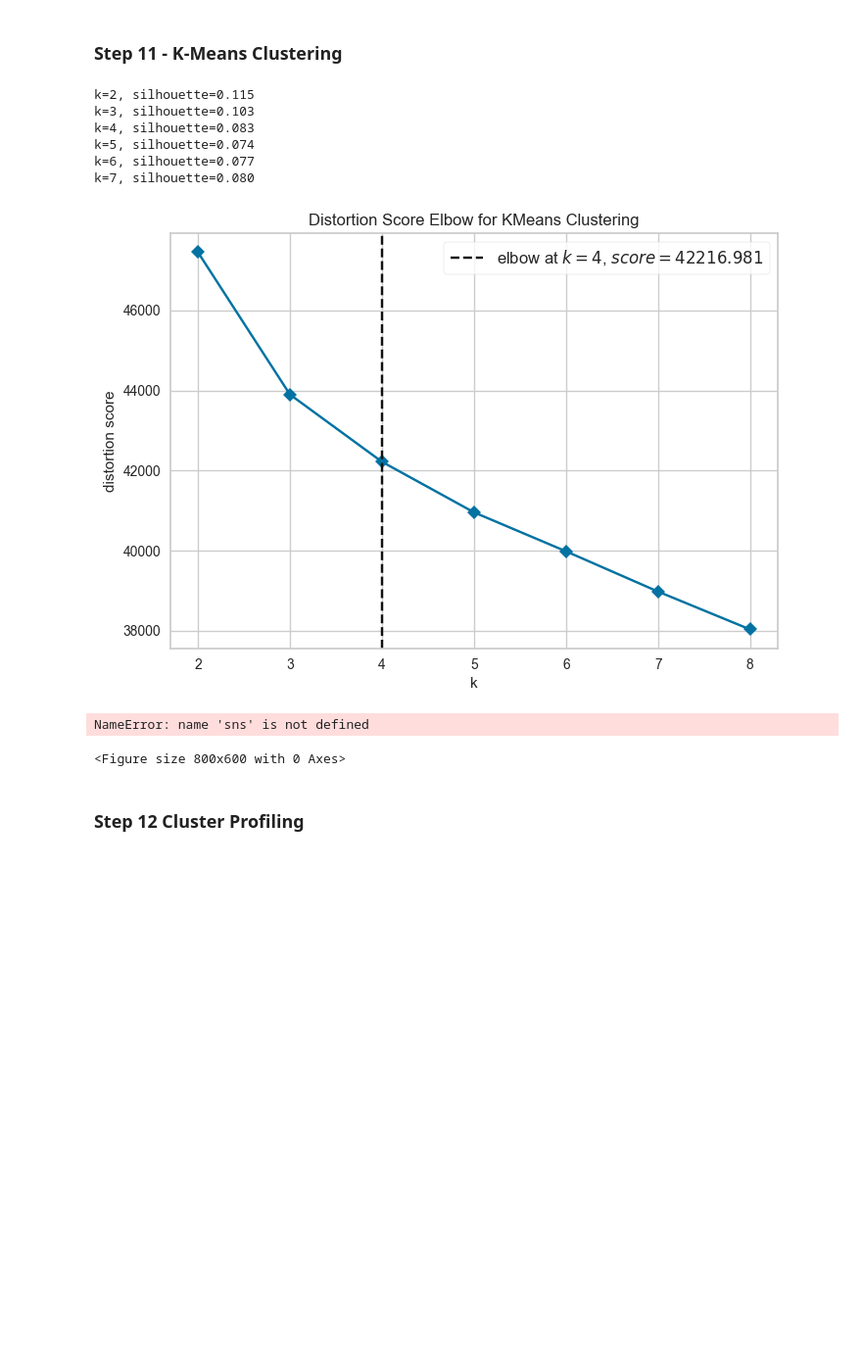
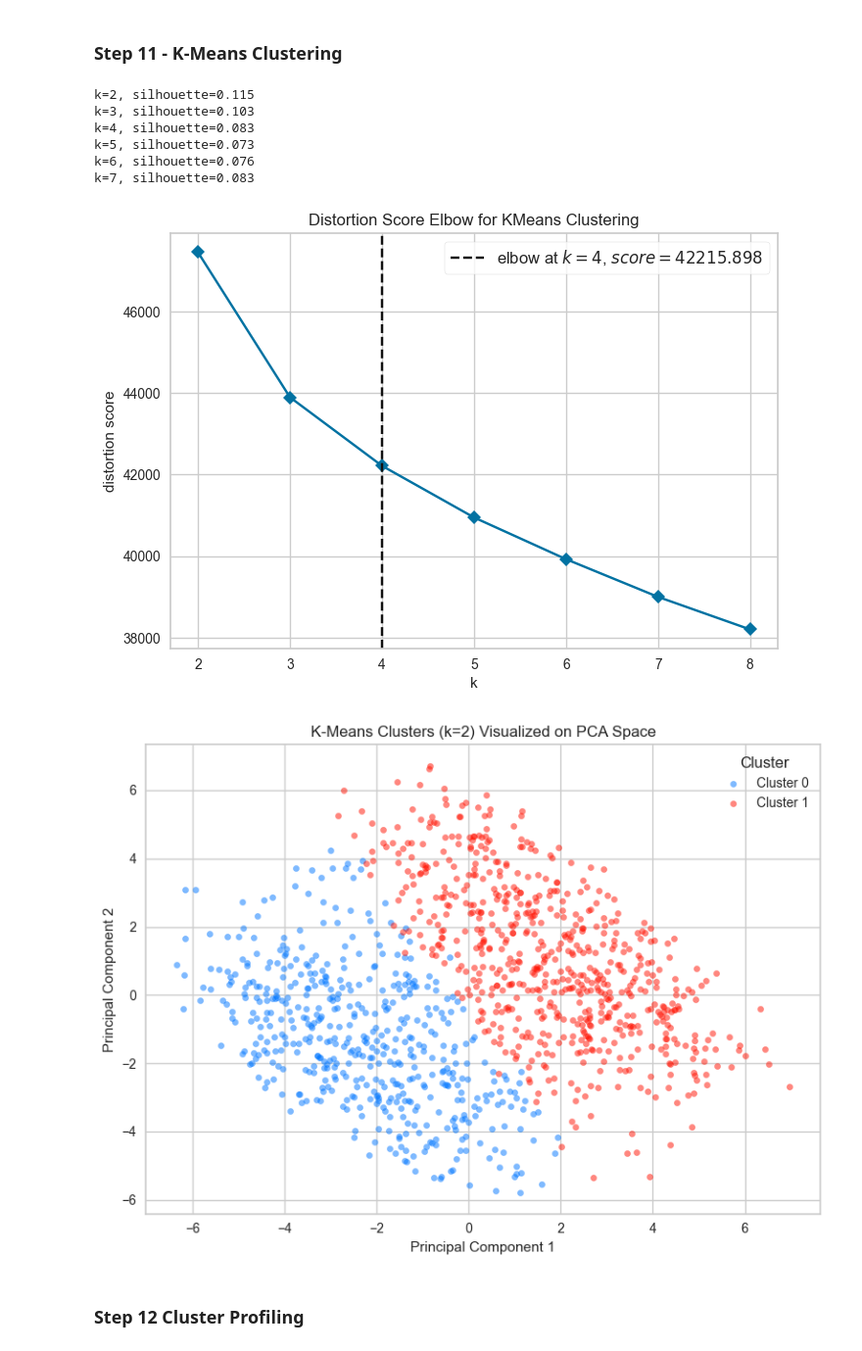
Before and after one commit to shaheem-anwar/DLBDSMLUS01-mental-health-clustering-MohammedShaheemAnwar, a Jupyter notebook: Unsupervised_ML_Mental_Health_Clustering_9219888.ipynb, the cells around one changed output. Shown at 98% size. Drawn from its saved outputs; the diff is of its cells as text; code cells hidden in the pictures; blank space fills up the shorter version.

```diff
--- a/Unsupervised_ML_Mental_Health_Clustering_9219888.ipynb
+++ b/Unsupervised_ML_Mental_Health_Clustering_9219888.ipynb
@@ -592,9 +592,9 @@ for i in range(2, 8):
 #k=2, silhouette=0.115
 #k=3, silhouette=0.103
 #k=4, silhouette=0.083
-#k=5, silhouette=0.074
-#k=6, silhouette=0.075
-#k=7, silhouette=0.082
+#k=5, silhouette=0.073
+#k=6, silhouette=0.076
+#k=7, silhouette=0.083
 
 
 #checking with elbow method for reference
@@ -609,40 +609,39 @@ visualizer.show()
 #print("Recommended k  :", visualizer.elbow_value_)
 # #Output - Recommended :4
 
 
 #The elbow method suggested k=4 but I'm preferring the Silhouette score as it
 #considers both the cohesion and the separability of the different clusters and the elbow
 #curve is showing a very gradual decrease.
 
 # Based on the Highest Silhouette Score of 0.115, k=2(clusters) are selected
 km = KMeans(n_clusters=2, random_state=0, n_init=10)
 df_cluster = df_encoded.copy()
 df_cluster['cluster'] = km.fit_predict(df_pca)
 
 
 # Visualize clusters on PC1 vs PC2
 plt.figure(figsize=(8, 6))
 plt.xlabel('Principal Component 1')
 plt.ylabel('Principal Component 2')
 plt.title('K-Means Clusters (k=2) Visualized on PCA Space')
-colors = ['#4C9BE8', '#E07B54']  # blue, red
+colors = ["#0077FF", "#FF1100"]  # blue, red
 for cluster_val, color in zip([0, 1], colors):
     mask = df_cluster['cluster'] == cluster_val
     plt.scatter(df_pca[mask, 0], df_pca[mask, 1], c=color, alpha=0.5, s=20, label=f'Cluster {cluster_val}')
 plt.legend(title='Cluster')
 plt.tight_layout()
 plt.savefig('clusters.png', dpi=150)
 plt.show()
 # %% [output]
 k=2, silhouette=0.115
 k=3, silhouette=0.103
 k=4, silhouette=0.083
-k=5, silhouette=0.074
-k=6, silhouette=0.077
-k=7, silhouette=0.080
+k=5, silhouette=0.073
+k=6, silhouette=0.076
+k=7, silhouette=0.083
-[figure, old version]
+[figure, new version]
-NameError: name 'sns' is not defined
-<Figure size 800x600 with 0 Axes>
+[figure, added]
 # %% [markdown]
 ### Step 12 Cluster Profiling
 # %%
```
Also changed, not shown: parts of 2 cells of this notebook, 1 other file.
